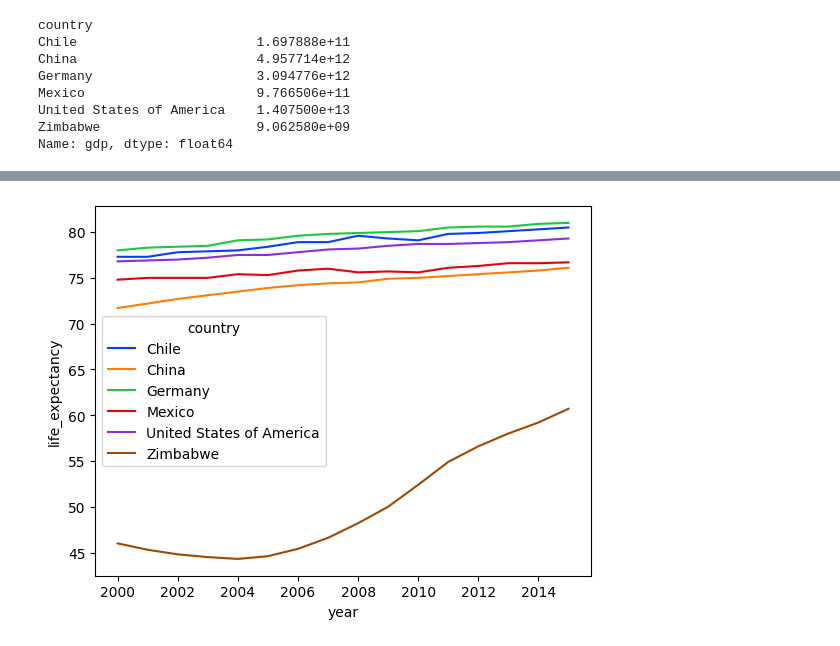
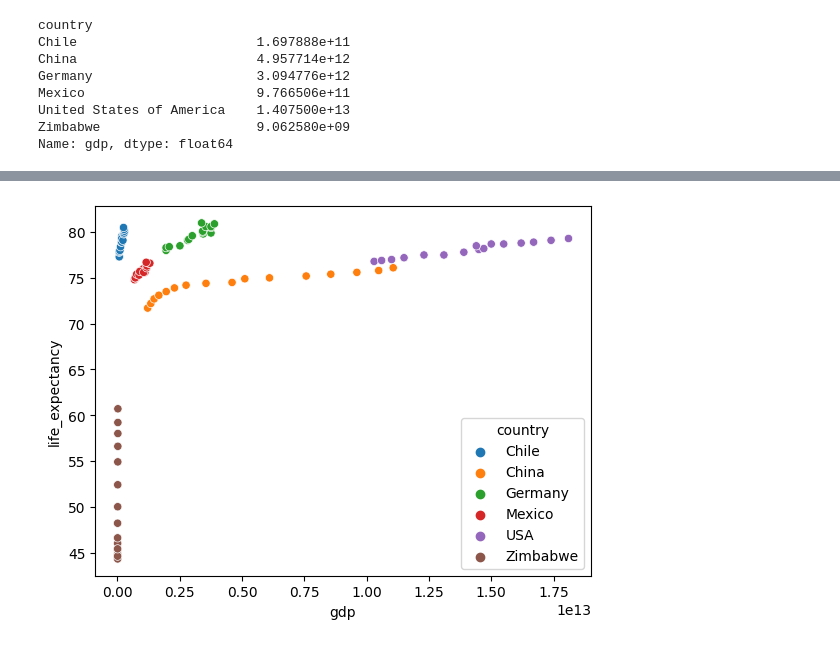
Before and after one commit to aleafonthewind42/life-expectancy-project-codecademy, a Jupyter notebook: life_expectancy_gdp.ipynb, the cells around one changed output, grey strips where cells are left out. Cells and saved outputs as stored; diff of their text form; code cells hidden in the pictures.

```diff
--- a/life_expectancy_gdp.ipynb
+++ b/life_expectancy_gdp.ipynb
@@ -9,4 +9,6 @@ column_mapper = {'Country': 'country', "Year": 'year', "Life expectancy at birth
 
 data.rename(columns = column_mapper, inplace = True)
 
-data.head()
+usa_rename = lambda country: 'USA' if country == 'United States of America' else country
+
+data['country'] = data.country.apply(usa_rename)
@@ -48,5 +134,5 @@ Name: gdp, dtype: float64
 # %%
-sns.lineplot(data = data, x = 'year', y = 'life_expectancy', hue = 'country', palette = 'bright')
+sns.scatterplot(data = data, x = 'gdp', y = 'life_expectancy', hue = 'country')
 plt.show()
 # %% [output]
-[figure, old version]
+[figure, new version]
```
Also changed, not shown: parts of 18 cells of this notebook.
